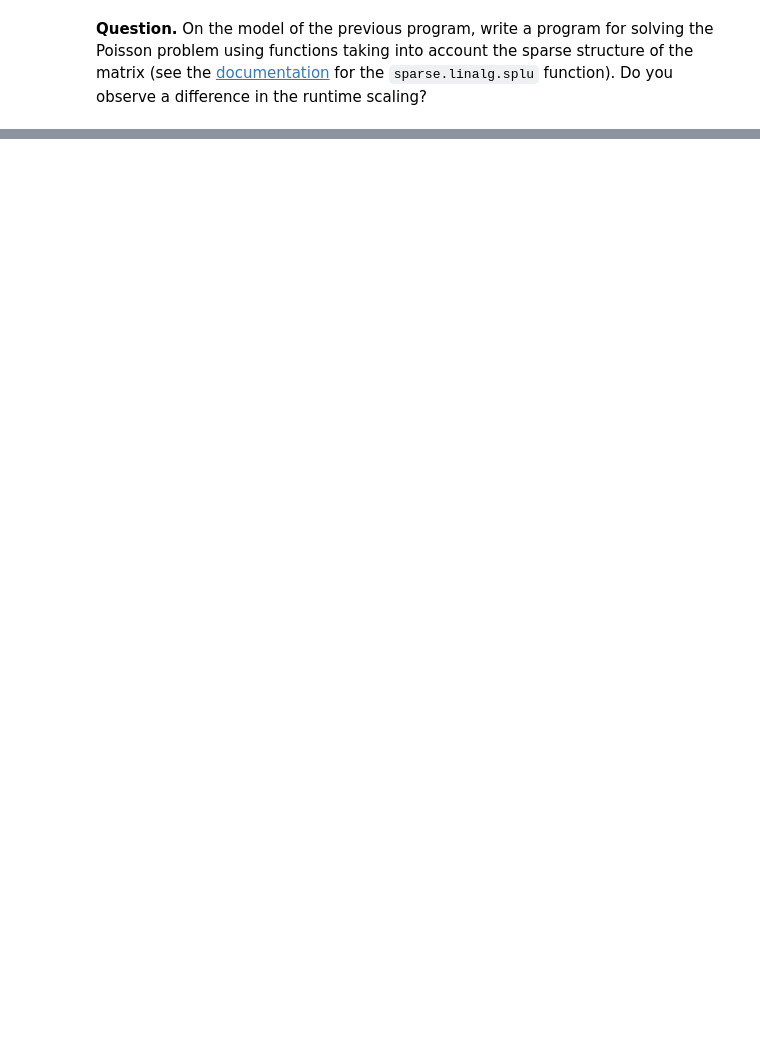
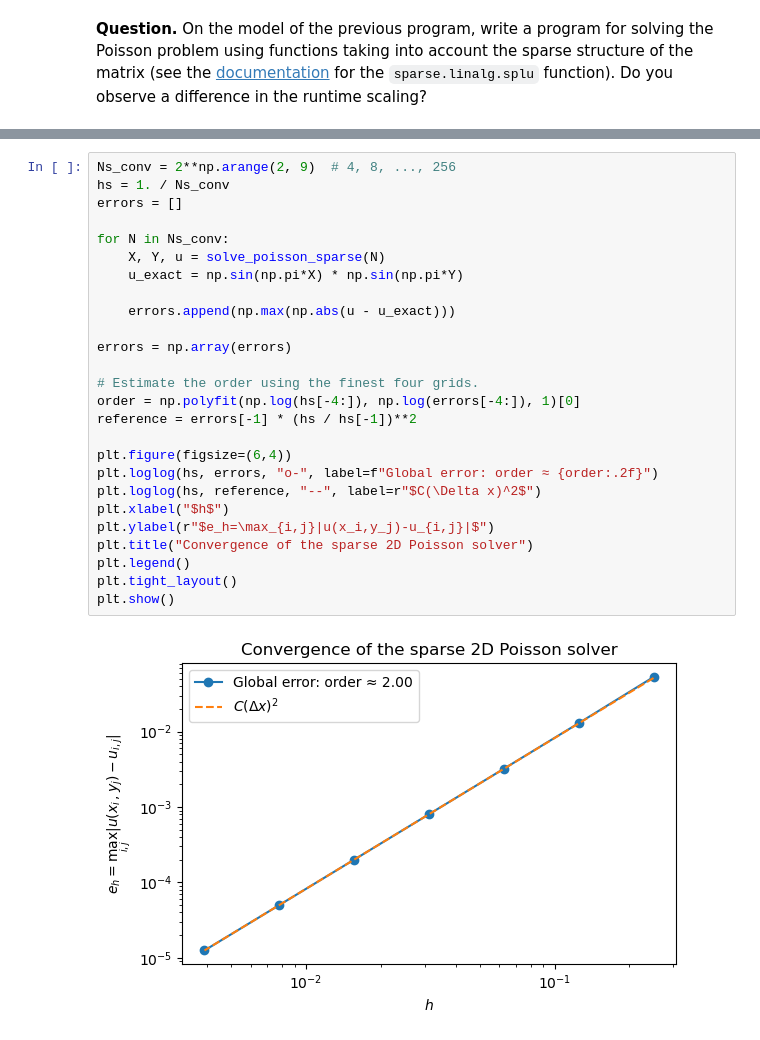
Before and after one commit to Marshhall/FDM_Elliptic, a Jupyter notebook: main.ipynb, the cells around one changed output, grey strips where cells are left out. Cells and saved outputs as stored; diff of their text form; blank space fills up the shorter version.

```diff
--- a/main.ipynb
+++ b/main.ipynb
@@ -1142,0 +1194,28 @@ from scipy.sparse.linalg import splu
+# %%
+Ns_conv = 2**np.arange(2, 9)  # 4, 8, ..., 256
+hs = 1. / Ns_conv
+errors = []
+
+for N in Ns_conv:
+    X, Y, u = solve_poisson_sparse(N)
+    u_exact = np.sin(np.pi*X) * np.sin(np.pi*Y)
+
+    errors.append(np.max(np.abs(u - u_exact)))
+
+errors = np.array(errors)
+
+# Estimate the order using the finest four grids.
+order = np.polyfit(np.log(hs[-4:]), np.log(errors[-4:]), 1)[0]
+reference = errors[-1] * (hs / hs[-1])**2
+
+plt.figure(figsize=(6,4))
+plt.loglog(hs, errors, "o-", label=f"Global error: order ≈ {order:.2f}")
+plt.loglog(hs, reference, "--", label=r"$C(\Delta x)^2$")
+plt.xlabel("$h$")
+plt.ylabel(r"$e_h=\max_{i,j}|u(x_i,y_j)-u_{i,j}|$")
+plt.title("Convergence of the sparse 2D Poisson solver")
+plt.legend()
+plt.tight_layout()
+plt.show()
+# %% [output]
+[figure, added]
```
Also changed, not shown: parts of 8 cells of this notebook.
